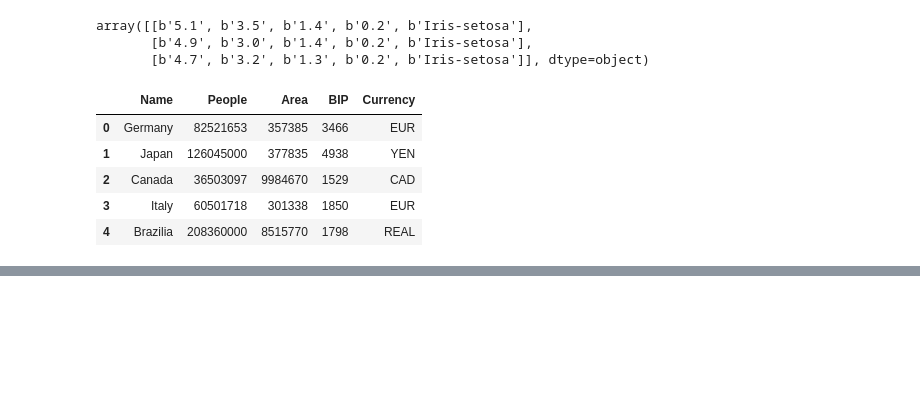
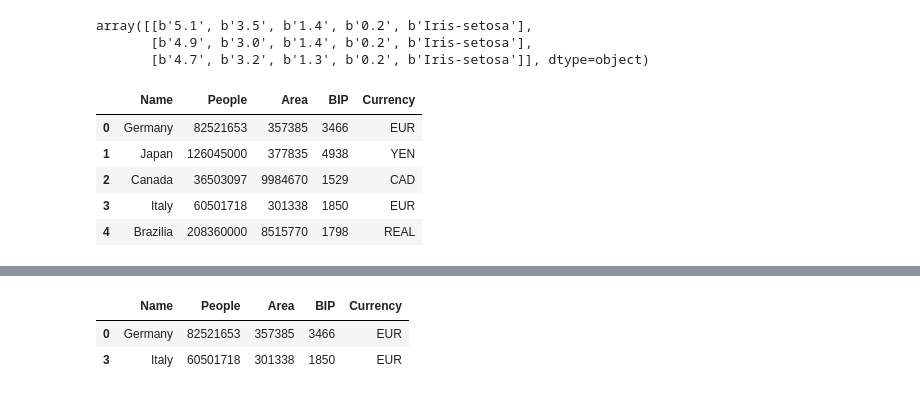
Before and after one commit to lieskpat/jupyter_notebook, a Jupyter notebook: lieske.ipynb, the cells around one changed output, grey strips where cells are left out. Saved outputs shown, nothing was run; the diff lists cells and outputs as text; code cells hidden in the pictures; blank space fills up the shorter version.

```diff
--- a/lieske.ipynb
+++ b/lieske.ipynb
@@ -223,0 +291,6 @@ df
+# %%
+df.query('Currency == "EUR"')
+# %% [output]
+|  | Name | People | Area | BIP | Currency |
+| 0 | Germany | 82521653 | 357385 | 3466 | EUR |
+| 3 | Italy | 60501718 | 301338 | 1850 | EUR |
```
Also changed, not shown: parts of 12 cells of this notebook.
